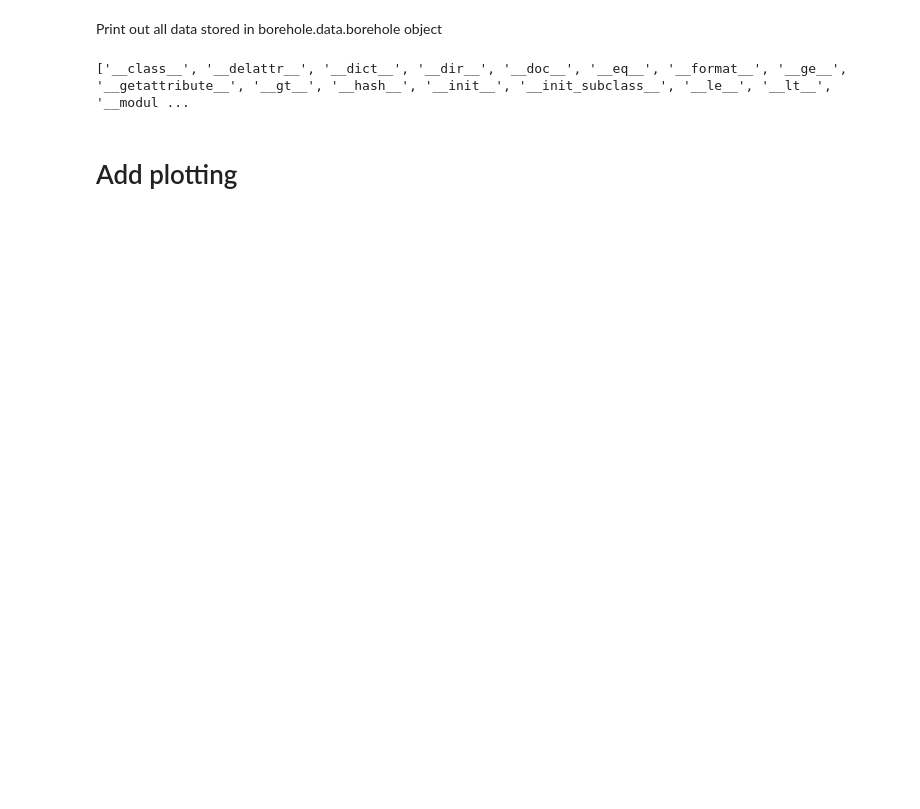
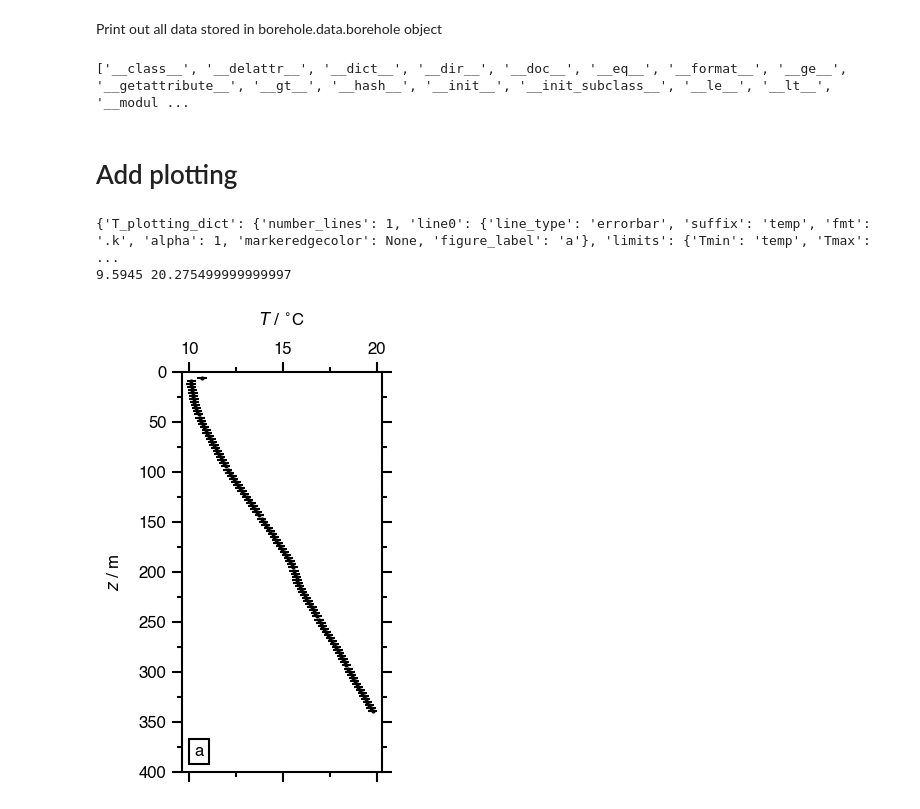
Before and after one commit to alex-dickinson/BoreFlow, a Jupyter notebook: examples/example1/Example1.ipynb, the cells around one changed output. Saved outputs shown, nothing was run; the diff lists cells and outputs as text; code cells hidden in the pictures; blank space fills up the shorter version.

```diff
--- a/examples/example1/Example1.ipynb
+++ b/examples/example1/Example1.ipynb
@@ -176,3 +184,31 @@ print(dir(borehole.data.borehole))
 ['__class__', '__delattr__', '__dict__', '__dir__', '__doc__', '__eq__', '__format__', '__ge__', '__getattribute__', '__gt__', '__hash__', '__init__', '__init_subclass__', '__le__', '__lt__', '__modul ...
 # %% [markdown]
 # Add plotting
+# %%
+zmax_plot = 400
+zmin_plot = 0
+z_plot = [zmin_plot, zmax_plot]
+figure_name = None
+
+T_plotting_dict = {'number_lines':1,
+                   'line0':{'line_type':'errorbar', 'suffix':loadsuffix, 'fmt':'.k', 'alpha':1, 'markeredgecolor':None, 'figure_label':'a'}, 'limits':{'Tmin':loadsuffix, 'Tmax':loadsuffix}
+                  }
+
+
+
+
+
+#                             T_plotting_dict = {'number_lines':1, 'line0':{'line_type':'errorbar', 'zT_m_plot':zT_m, 'T_plot':T, 'zT_error_m_plot':zT_error_m, 'T_error_plot':T_error, 'fmt':'.k', 'alpha':1, 'markeredgecolor':None, 'figure_label':'a'}}
+#                             # Set up options for plotting thermal conductivity
+#                             if k_distribution != 'in_situ_normal':
+#                                 k_plotting_dict = {'number_lines':1, 'line0':{'line_type':'strat_interp_lith_k', 'z0_m':strat_interp_lith_k_calcs_df['z0_m'], 'z1_m':strat_interp_lith_k_calcs_df['z1_m'], 'min_k':strat_interp_lith_k_calcs_df['min_k'], 'max_k':strat_interp_lith_k_calcs_df['max_k'], 'mean_k':strat_interp_lith_k_calcs_df['mean_k'], 'k_assigned_error':strat_interp_lith_k_calcs_df['k_assigned_error'], 'color':'black', 'alpha':0.5, 'zorder':5, 'figure_label':'b'}}
+#                             else:
+#                                 k_plotting_dict = {'number_lines':1, 'line0':{'line_type':'mean_errorbar', 'layer_zk_m_plot':layer_zmid_m, 'layer_k_plot':layer_mean_k, 'layer_zk_error_m_plot':layer_zmid_error_m, 'layer_k_error_plot':layer_mean_k_error, 'fmt':'.k', 'alpha':1, 'zorder':5, 'figure_label':'b'}}
+#                             # Set up options for plotting thermal resistivity
+#                             res_plotting_dict = {'number_lines':1, 'line0':{'line_type':'errorbar', 'zR_m_plot':zT_m_input, 'R_plot':R1_downward, 'zR_error_m_plot':zT_error_m_input, 'R_error_plot':sigma_R1_downward, 'fmt':'.r', 'alpha':0, 'markeredgecolor':None, 'figure_label':'c'}}
+
+borehole.build_plots(z_plot, T_plotting_dict=T_plotting_dict, figure_name=None)
+# %% [output]
+{'T_plotting_dict': {'number_lines': 1, 'line0': {'line_type': 'errorbar', 'suffix': 'temp', 'fmt': '.k', 'alpha': 1, 'markeredgecolor': None, 'figure_label': 'a'}, 'limits': {'Tmin': 'temp', 'Tmax':  ...
+9.5945 20.275499999999997
+[figure, added]
```
Also changed, not shown: parts of 8 cells of this notebook, 2 other files.
